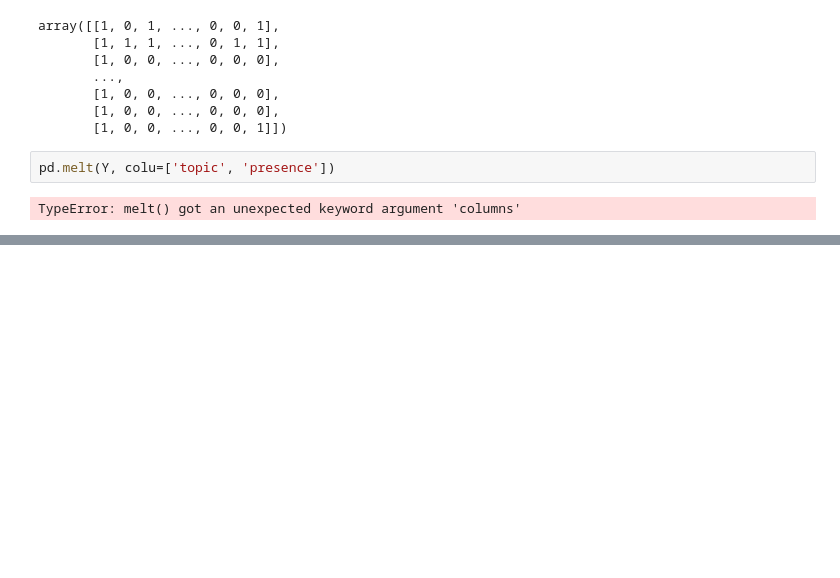
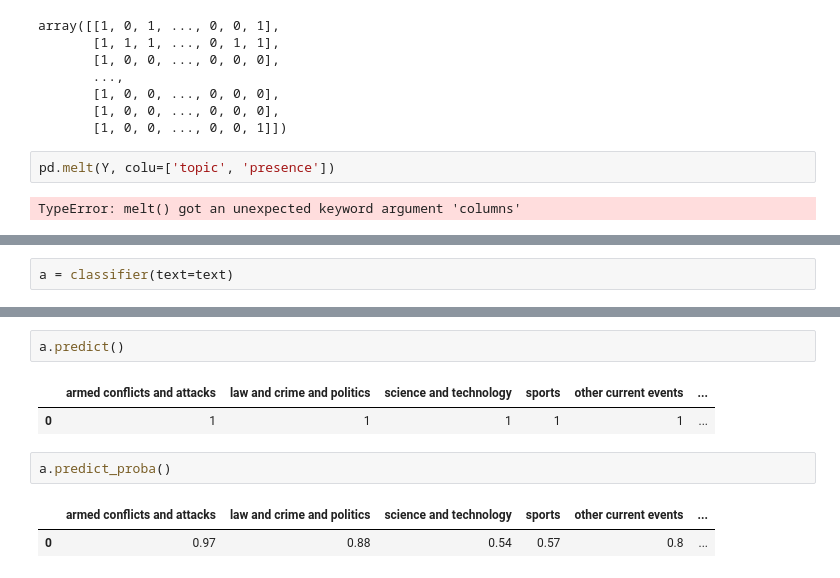
Before and after one commit to Thomas-Nguyen12/NewsApplication, a Jupyter notebook: improve_model.ipynb, the cells around one changed output, grey strips where cells are left out. Saved outputs shown, nothing was run; the diff lists cells and outputs as text; blank space fills up the shorter version.

```diff
--- a/improve_model.ipynb
+++ b/improve_model.ipynb
@@ -472,0 +556,2 @@ TypeError: melt() got an unexpected keyword argument 'columns'
+# %%
+a = classifier(text=text)
@@ -472,0 +576,10 @@ TypeError: melt() got an unexpected keyword argument 'columns'
+# %%
+a.predict()
+# %% [output]
+|  | armed conflicts and attacks | law and crime and politics | science and technology | sports | other current events | ... |
+| 0 | 1 | 1 | 1 | 1 | 1 | ... |
+# %%
+a.predict_proba()
+# %% [output]
+|  | armed conflicts and attacks | law and crime and politics | science and technology | sports | other current events | ... |
+| 0 | 0.97 | 0.88 | 0.54 | 0.57 | 0.8 | ... |
```
Also changed, not shown: parts of 11 cells of this notebook, 2 other files.
